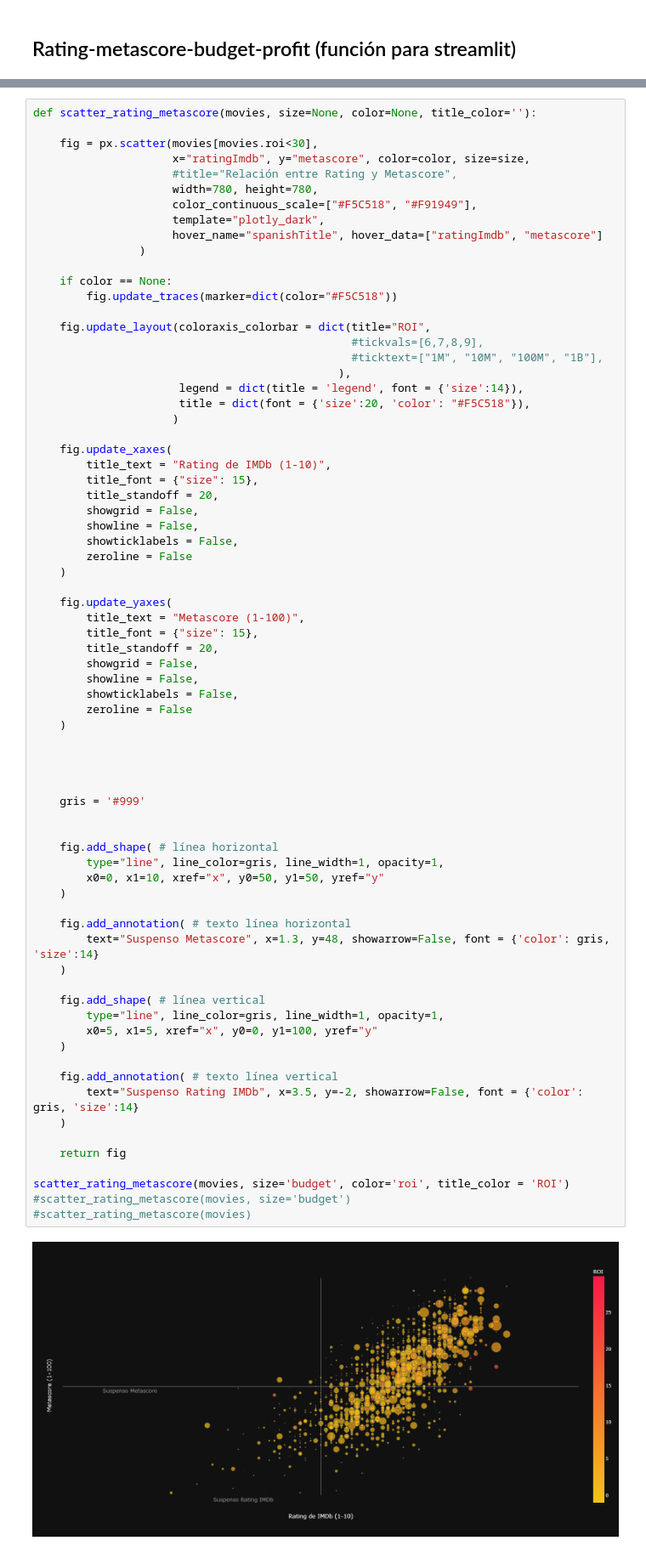
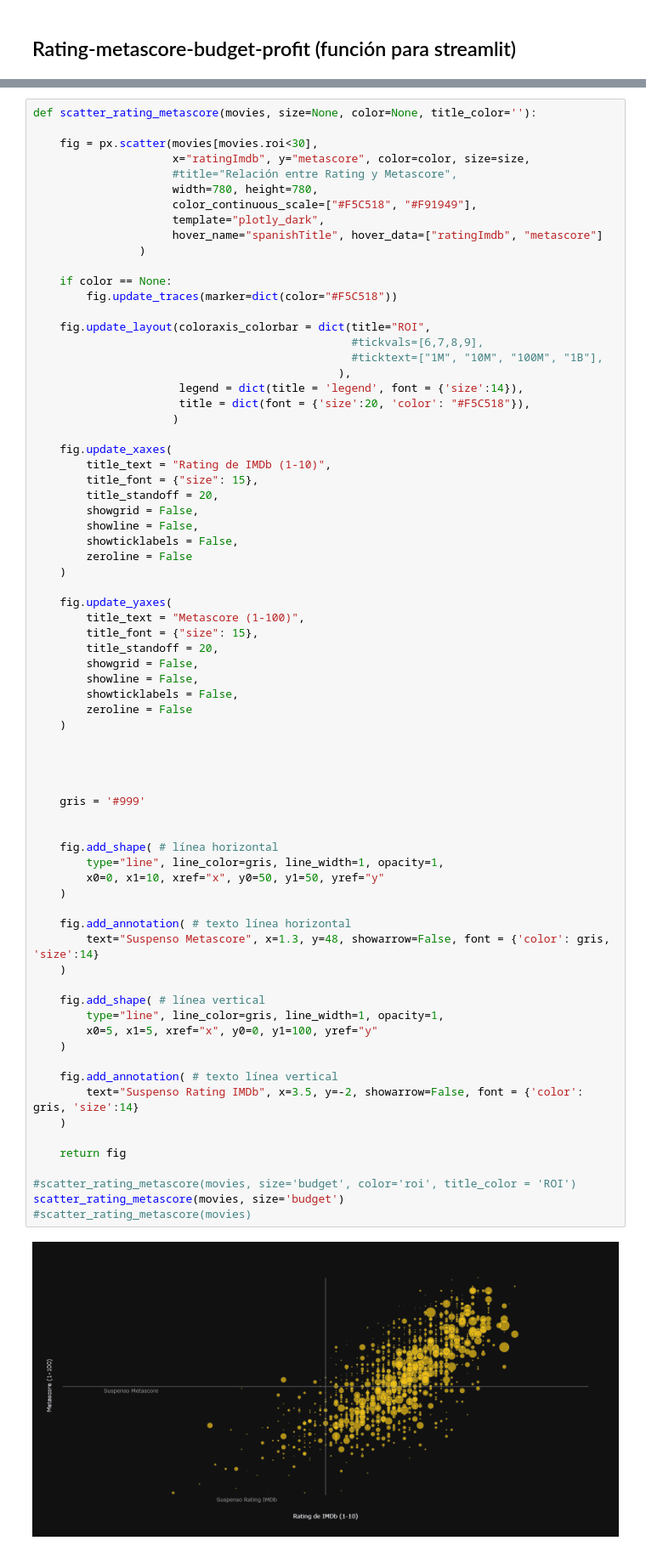
Before and after one commit to casiopa/EDA-IMDb, a Jupyter notebook: src/notebooks/4-EDA.ipynb, the cells around one changed output, grey strips where cells are left out. Shown at 85% size. Drawn from its saved outputs; the diff is of its cells as text.

```diff
--- a/src/notebooks/4-EDA.ipynb
+++ b/src/notebooks/4-EDA.ipynb
@@ -1712,33 +1712,33 @@ def scatter_rating_metascore(movies, size=None, color=None, title_color=''):
     )
 
 
 
 
     gris = '#999'
 
 
     fig.add_shape( # línea horizontal
         type="line", line_color=gris, line_width=1, opacity=1,
         x0=0, x1=10, xref="x", y0=50, y1=50, yref="y"
     )
 
     fig.add_annotation( # texto línea horizontal
         text="Suspenso Metascore", x=1.3, y=48, showarrow=False, font = {'color': gris, 'size':14}
     )
 
     fig.add_shape( # línea vertical
         type="line", line_color=gris, line_width=1, opacity=1,
         x0=5, x1=5, xref="x", y0=0, y1=100, yref="y"
     )
 
     fig.add_annotation( # texto línea vertical
         text="Suspenso Rating IMDb", x=3.5, y=-2, showarrow=False, font = {'color': gris, 'size':14}
     )
 
     return fig
 
-scatter_rating_metascore(movies, size='budget', color='roi', title_color = 'ROI')
-#scatter_rating_metascore(movies, size='budget')
+#scatter_rating_metascore(movies, size='budget', color='roi', title_color = 'ROI')
+scatter_rating_metascore(movies, size='budget')
 #scatter_rating_metascore(movies)
 # %% [output]
-[figure, old version]
+[figure, new version]
```
Also changed, not shown: 1 other file.
